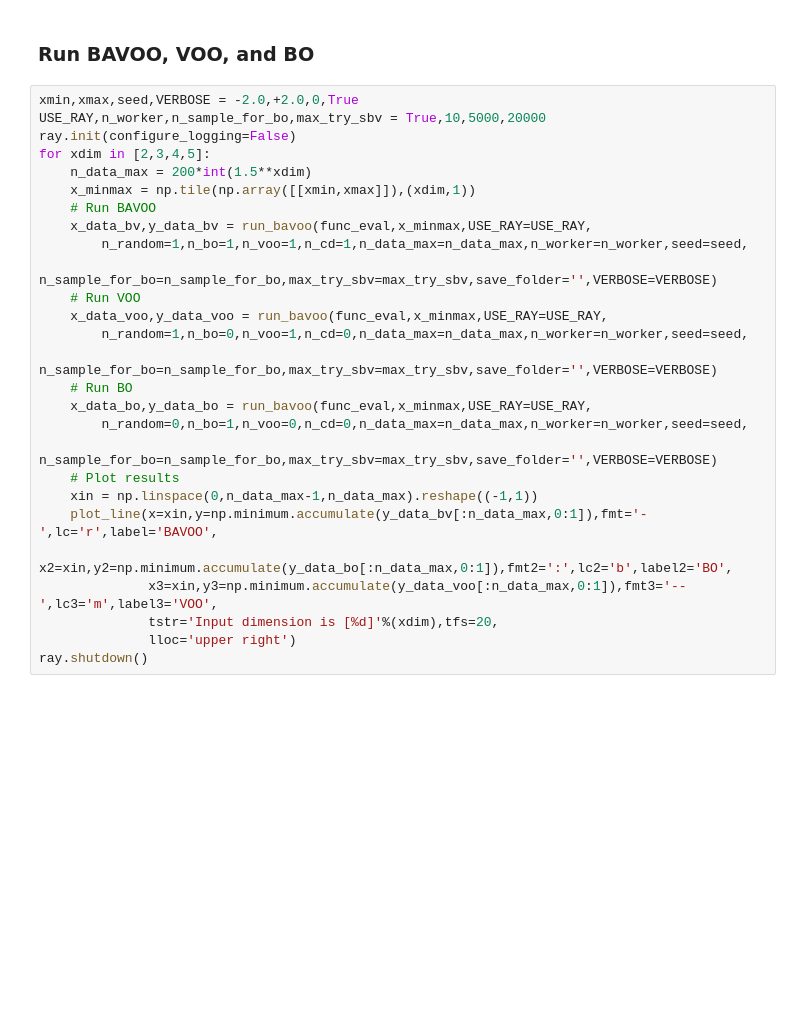
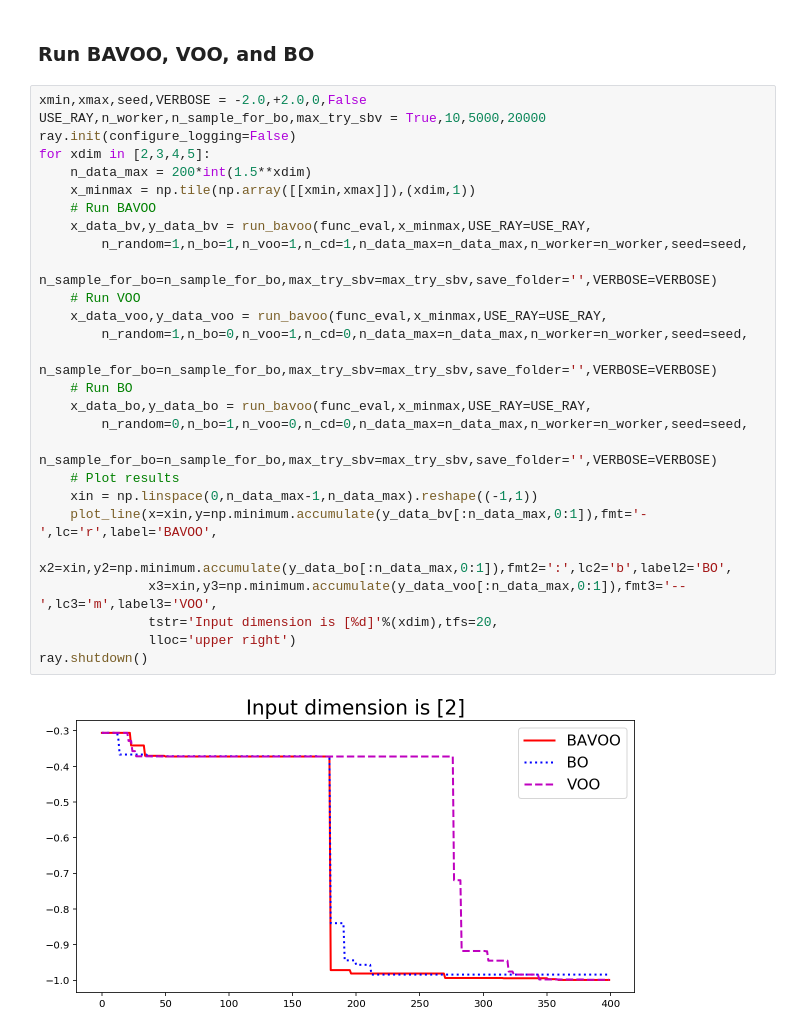
Before and after one commit to sjchoi86/bbopt, a Jupyter notebook: code/demo_bbo_03_BAVOO.ipynb, the cells around one changed output. Saved outputs shown, nothing was run; the diff lists cells and outputs as text; blank space fills up the shorter version.

```diff
--- a/code/demo_bbo_03_BAVOO.ipynb
+++ b/code/demo_bbo_03_BAVOO.ipynb
@@ -16,29 +18,31 @@ def func_eval(x): # x:[n x d]
 # %% [markdown]
 ### Run BAVOO, VOO, and BO
 # %%
-xmin,xmax,seed,VERBOSE = -2.0,+2.0,0,True
+xmin,xmax,seed,VERBOSE = -2.0,+2.0,0,False
 USE_RAY,n_worker,n_sample_for_bo,max_try_sbv = True,10,5000,20000
 ray.init(configure_logging=False)
 for xdim in [2,3,4,5]:
     n_data_max = 200*int(1.5**xdim)
     x_minmax = np.tile(np.array([[xmin,xmax]]),(xdim,1))
     # Run BAVOO
     x_data_bv,y_data_bv = run_bavoo(func_eval,x_minmax,USE_RAY=USE_RAY,
         n_random=1,n_bo=1,n_voo=1,n_cd=1,n_data_max=n_data_max,n_worker=n_worker,seed=seed,
         n_sample_for_bo=n_sample_for_bo,max_try_sbv=max_try_sbv,save_folder='',VERBOSE=VERBOSE)
     # Run VOO
     x_data_voo,y_data_voo = run_bavoo(func_eval,x_minmax,USE_RAY=USE_RAY,
         n_random=1,n_bo=0,n_voo=1,n_cd=0,n_data_max=n_data_max,n_worker=n_worker,seed=seed,
         n_sample_for_bo=n_sample_for_bo,max_try_sbv=max_try_sbv,save_folder='',VERBOSE=VERBOSE)
     # Run BO
     x_data_bo,y_data_bo = run_bavoo(func_eval,x_minmax,USE_RAY=USE_RAY,
         n_random=0,n_bo=1,n_voo=0,n_cd=0,n_data_max=n_data_max,n_worker=n_worker,seed=seed,
         n_sample_for_bo=n_sample_for_bo,max_try_sbv=max_try_sbv,save_folder='',VERBOSE=VERBOSE)
     # Plot results
     xin = np.linspace(0,n_data_max-1,n_data_max).reshape((-1,1))
     plot_line(x=xin,y=np.minimum.accumulate(y_data_bv[:n_data_max,0:1]),fmt='-',lc='r',label='BAVOO',
               x2=xin,y2=np.minimum.accumulate(y_data_bo[:n_data_max,0:1]),fmt2=':',lc2='b',label2='BO',
               x3=xin,y3=np.minimum.accumulate(y_data_voo[:n_data_max,0:1]),fmt3='--',lc3='m',label3='VOO',
               tstr='Input dimension is [%d]'%(xdim),tfs=20,
               lloc='upper right')
 ray.shutdown()
+# %% [output]
+[figure, added]
```
Also changed, not shown: parts of 2 cells of this notebook.
